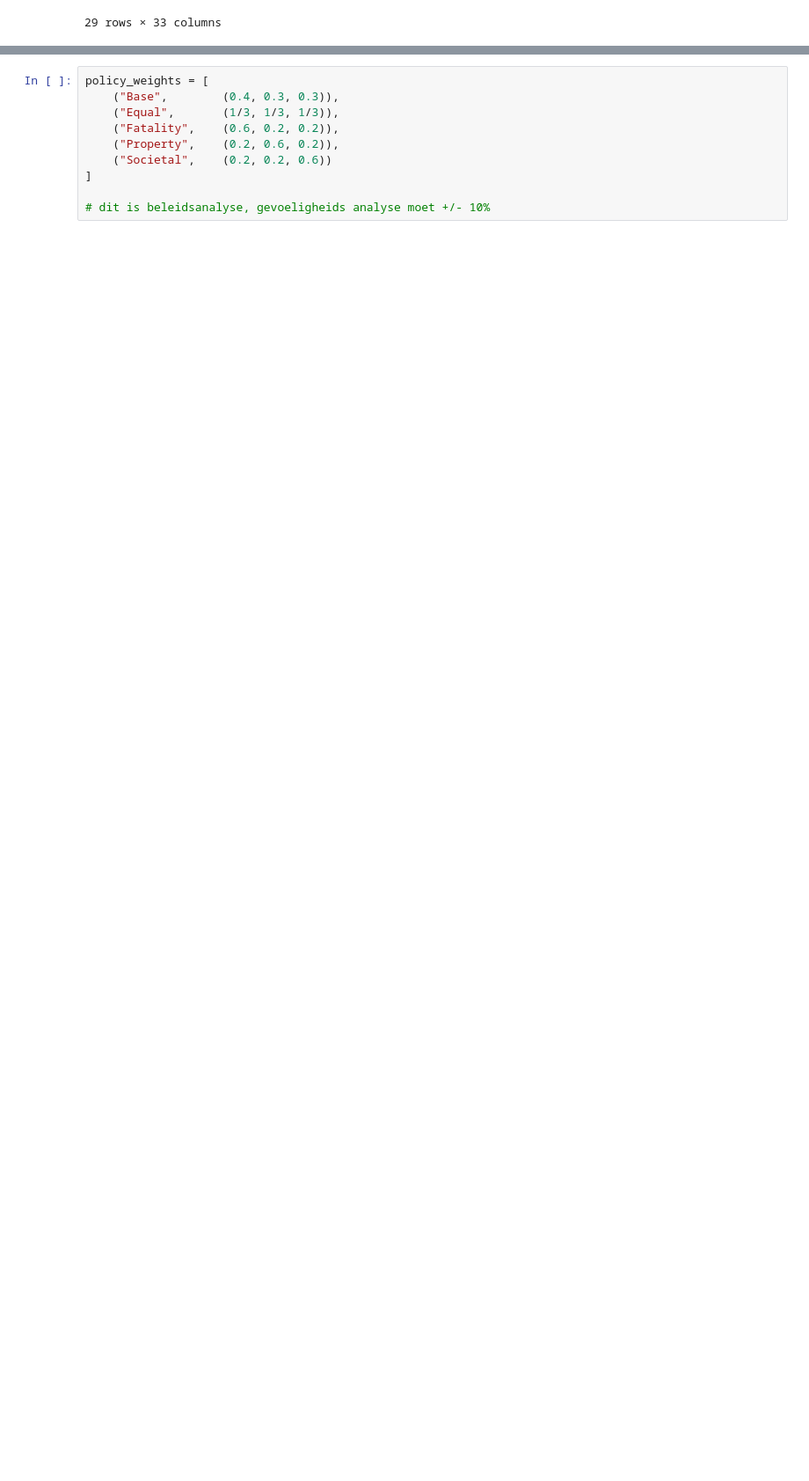
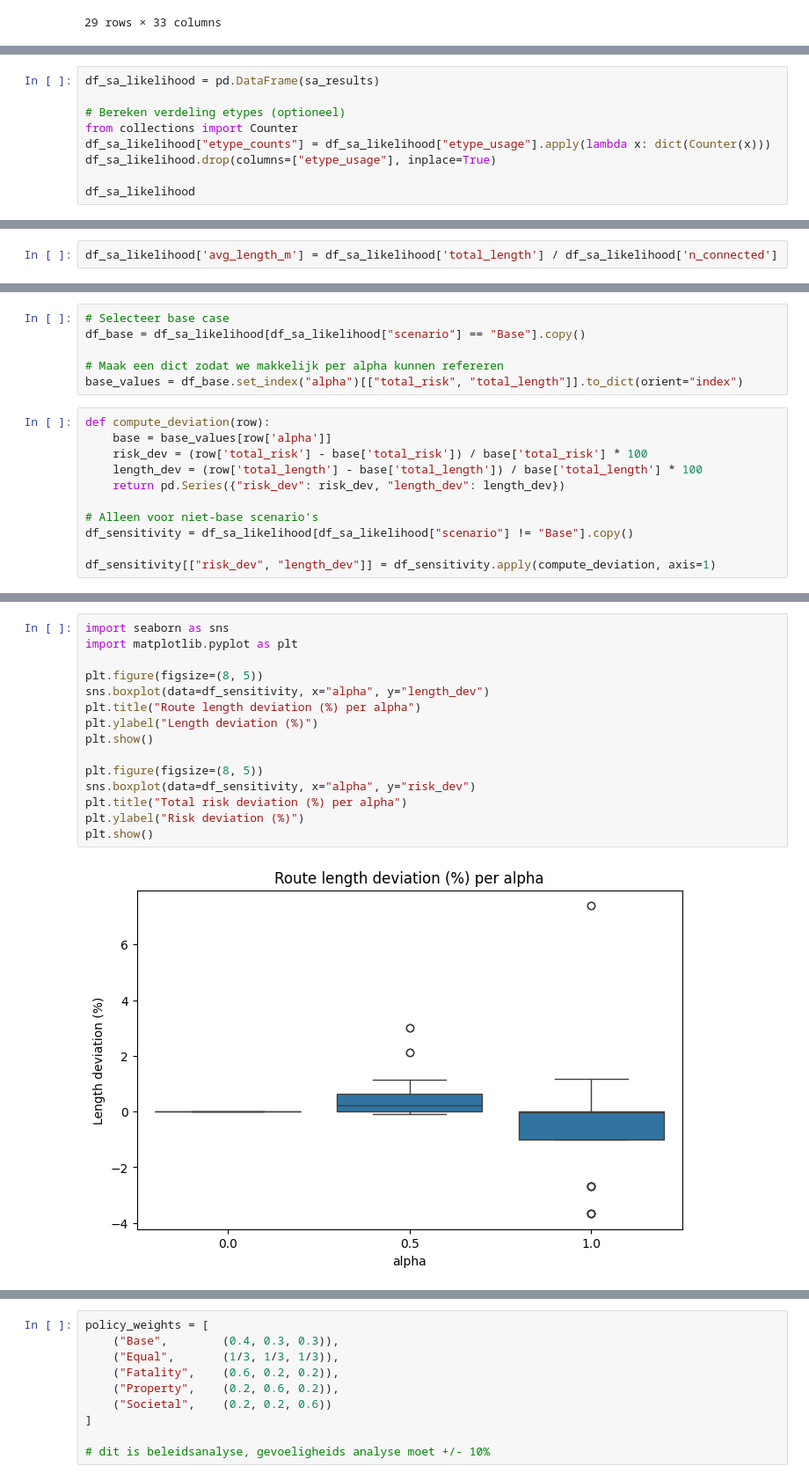
Before and after one commit to catomartens/thesis_cf_martens, a Jupyter notebook: sensitivity_analysis/risk_sensitivity.ipynb, the cells around one changed output, grey strips where cells are left out. Shown at 88% size. Cells and saved outputs as stored; diff of their text form; blank space fills up the shorter version.

```diff
--- a/sensitivity_analysis/risk_sensitivity.ipynb
+++ b/sensitivity_analysis/risk_sensitivity.ipynb
@@ -142,0 +620,9 @@ for scenario, risk_col in sensitivity_weights:
+# %%
+df_sa_likelihood = pd.DataFrame(sa_results)
+
+# Bereken verdeling etypes (optioneel)
+from collections import Counter
+df_sa_likelihood["etype_counts"] = df_sa_likelihood["etype_usage"].apply(lambda x: dict(Counter(x)))
+df_sa_likelihood.drop(columns=["etype_usage"], inplace=True)
+
+df_sa_likelihood
@@ -142,0 +643,2 @@ for scenario, risk_col in sensitivity_weights:
+# %%
+df_sa_likelihood['avg_length_m'] = df_sa_likelihood['total_length'] / df_sa_likelihood['n_connected']
@@ -142,0 +647,17 @@ for scenario, risk_col in sensitivity_weights:
+# %%
+# Selecteer base case
+df_base = df_sa_likelihood[df_sa_likelihood["scenario"] == "Base"].copy()
+
+# Maak een dict zodat we makkelijk per alpha kunnen refereren
+base_values = df_base.set_index("alpha")[["total_risk", "total_length"]].to_dict(orient="index")
+# %%
+def compute_deviation(row):
+    base = base_values[row['alpha']]
+    risk_dev = (row['total_risk'] - base['total_risk']) / base['total_risk'] * 100
+    length_dev = (row['total_length'] - base['total_length']) / base['total_length'] * 100
+    return pd.Series({"risk_dev": risk_dev, "length_dev": length_dev})
+
+# Alleen voor niet-base scenario's
+df_sensitivity = df_sa_likelihood[df_sa_likelihood["scenario"] != "Base"].copy()
+
+df_sensitivity[["risk_dev", "length_dev"]] = df_sensitivity.apply(compute_deviation, axis=1)
@@ -142,0 +678,17 @@ for scenario, risk_col in sensitivity_weights:
+# %%
+import seaborn as sns
+import matplotlib.pyplot as plt
+
+plt.figure(figsize=(8, 5))
+sns.boxplot(data=df_sensitivity, x="alpha", y="length_dev")
+plt.title("Route length deviation (%) per alpha")
+plt.ylabel("Length deviation (%)")
+plt.show()
+
+plt.figure(figsize=(8, 5))
+sns.boxplot(data=df_sensitivity, x="alpha", y="risk_dev")
+plt.title("Total risk deviation (%) per alpha")
+plt.ylabel("Risk deviation (%)")
+plt.show()
+# %% [output]
+[figure, added]
```
Also changed, not shown: parts of 47 cells of this notebook, 34 other files.
